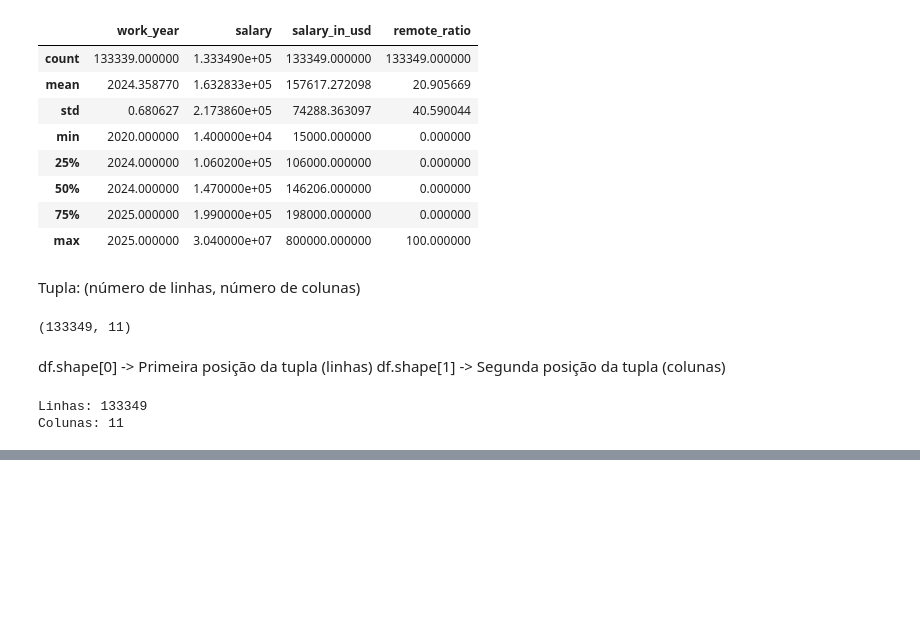
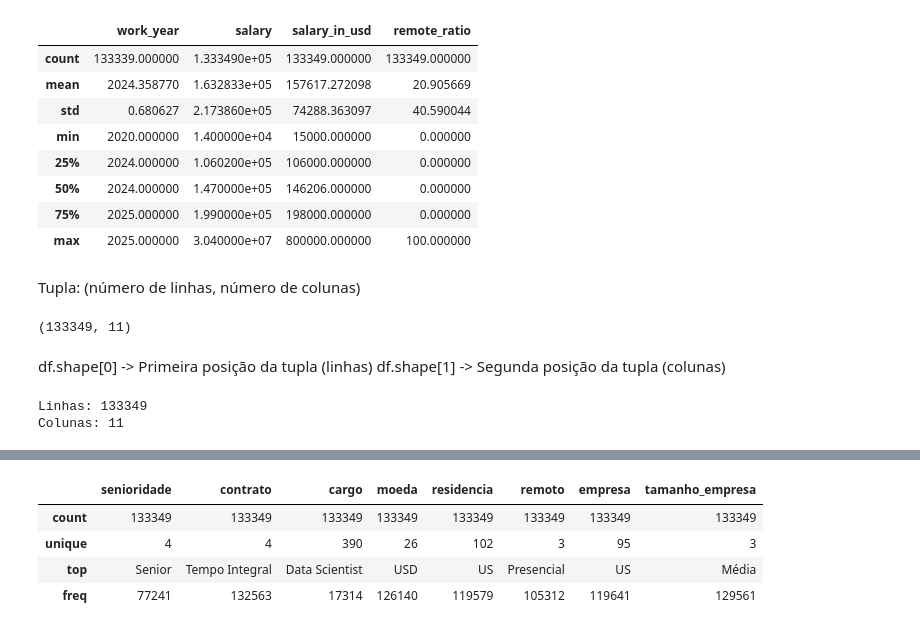
Before and after one commit to laisab/Imersao-Alura-Dados-Python, a Jupyter notebook: ImersaoAluraDadosPython.ipynb, the cells around one changed output, grey strips where cells are left out. Saved outputs shown, nothing was run; the diff lists cells and outputs as text; code cells hidden in the pictures; blank space fills up the shorter version.

```diff
--- a/ImersaoAluraDadosPython.ipynb
+++ b/ImersaoAluraDadosPython.ipynb
@@ -126,0 +231,8 @@ dtype: int64
+# %%
+df.describe(include="object")
+# %% [output]
+|  | senioridade | contrato | cargo | moeda | residencia | remoto | empresa | tamanho_empresa |
+| count | 133349 | 133349 | 133349 | 133349 | 133349 | 133349 | 133349 | 133349 |
+| unique | 4 | 4 | 390 | 26 | 102 | 3 | 95 | 3 |
+| top | Senior | Tempo Integral | Data Scientist | USD | US | Presencial | US | Média |
+| freq | 77241 | 132563 | 17314 | 126140 | 119579 | 105312 | 119641 | 129561 |
```
Also changed, not shown: parts of 13 cells of this notebook.
